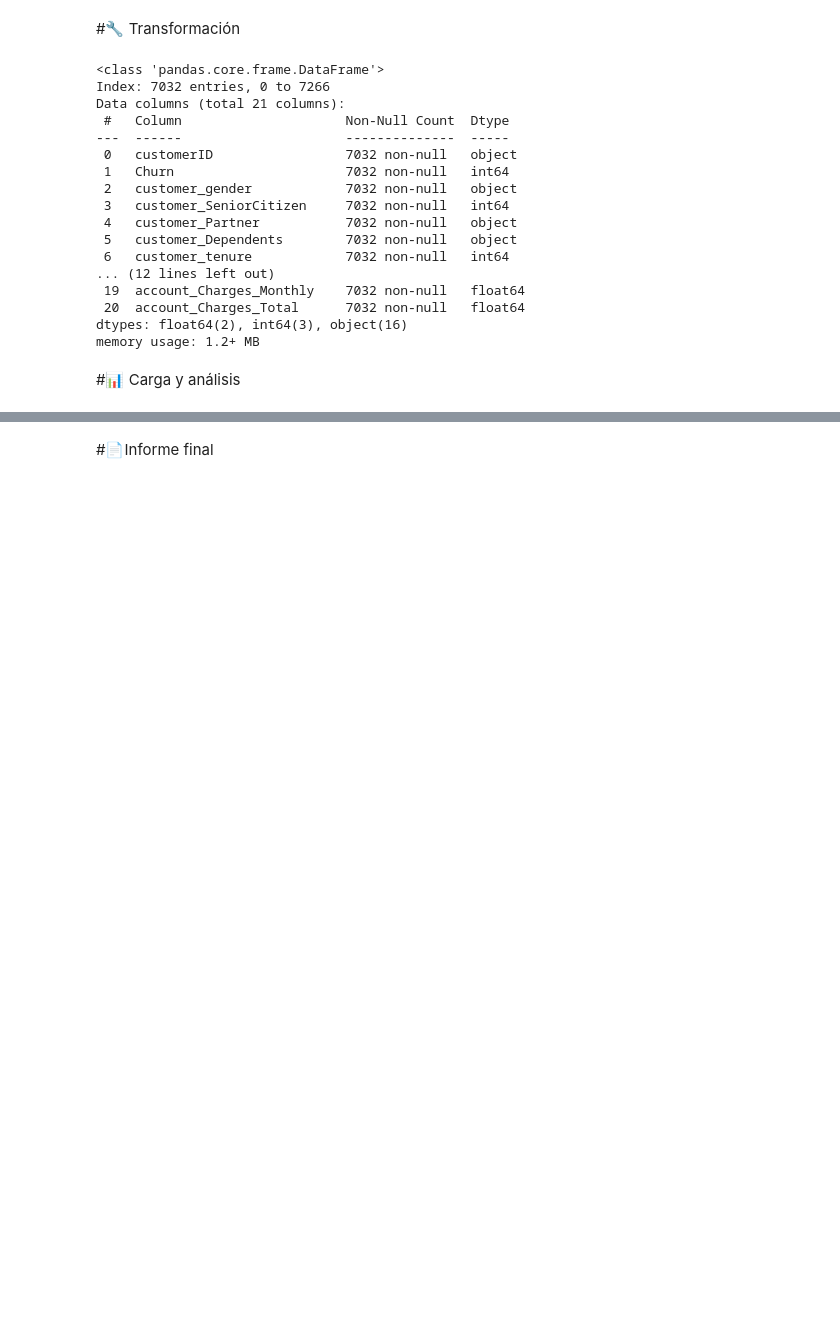
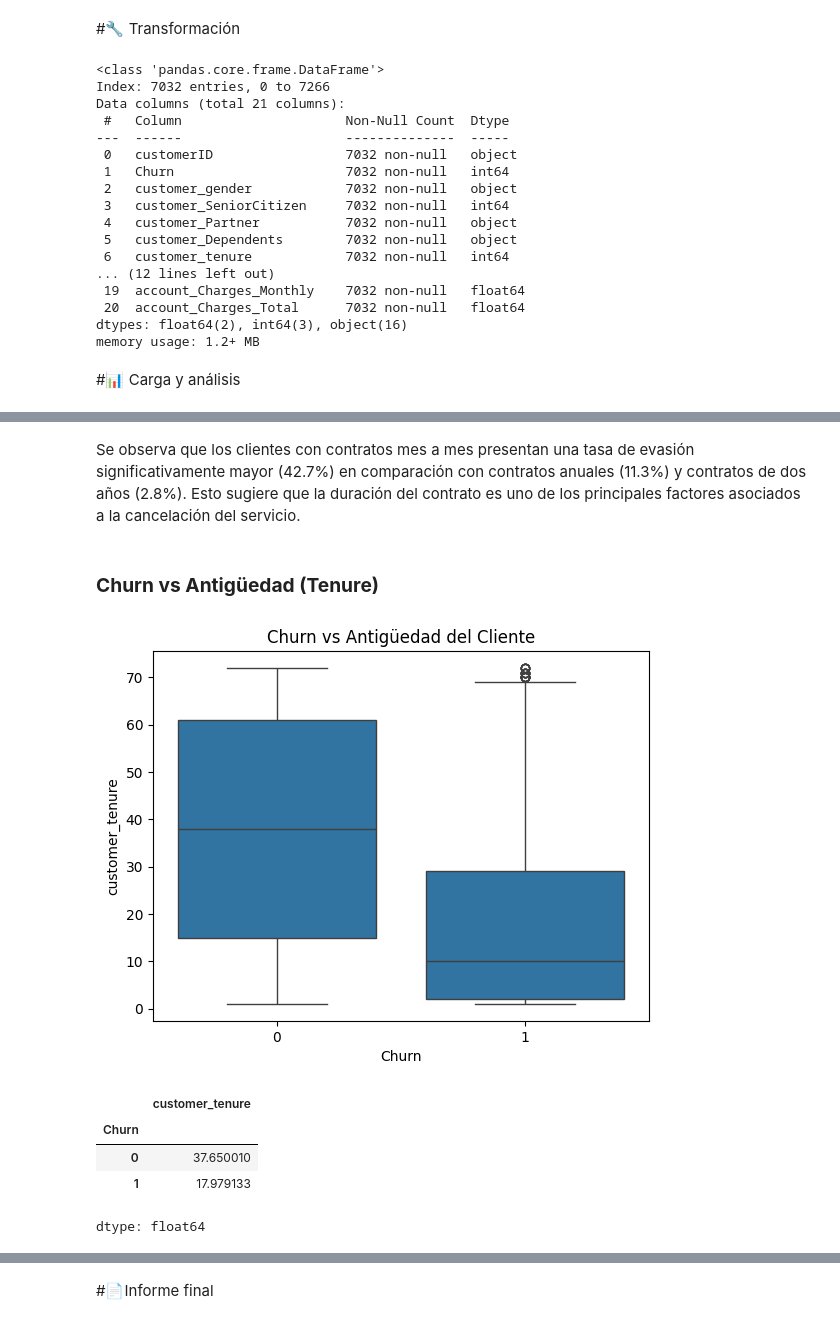
Before and after one commit to deivosarthur/telecom-x-churn-analysis-challege, a Jupyter notebook: TelecomX_LATAM.ipynb, the cells around one changed output, grey strips where cells are left out. Saved outputs shown, nothing was run; the diff lists cells and outputs as text; code cells hidden in the pictures; blank space fills up the shorter version.

```diff
--- a/TelecomX_LATAM.ipynb
+++ b/TelecomX_LATAM.ipynb
@@ -77,0 +122,17 @@ memory usage: 1.2+ MB
+# %% [markdown]
+Se observa que los clientes con contratos mes a mes presentan una tasa de evasión significativamente mayor (42.7%) en comparación con contratos anuales (11.3%) y contratos de dos años (2.8%). Esto sugiere que la duración del contrato es uno de los principales factores asociados a la cancelación del servicio.
+# %% [markdown]
+### **Churn vs Antigüedad (Tenure)**
+# %%
+sns.boxplot(x='Churn', y='customer_tenure', data=df)
+plt.title('Churn vs Antigüedad del Cliente')
+plt.show()
+
+df.groupby('Churn')['customer_tenure'].mean()
+# %% [output]
+[figure, added]
+|  | customer_tenure |
+| Churn |  |
+| 0 | 37.650010 |
+| 1 | 17.979133 |
+dtype: float64
```
Also changed, not shown: parts of 12 cells of this notebook.
